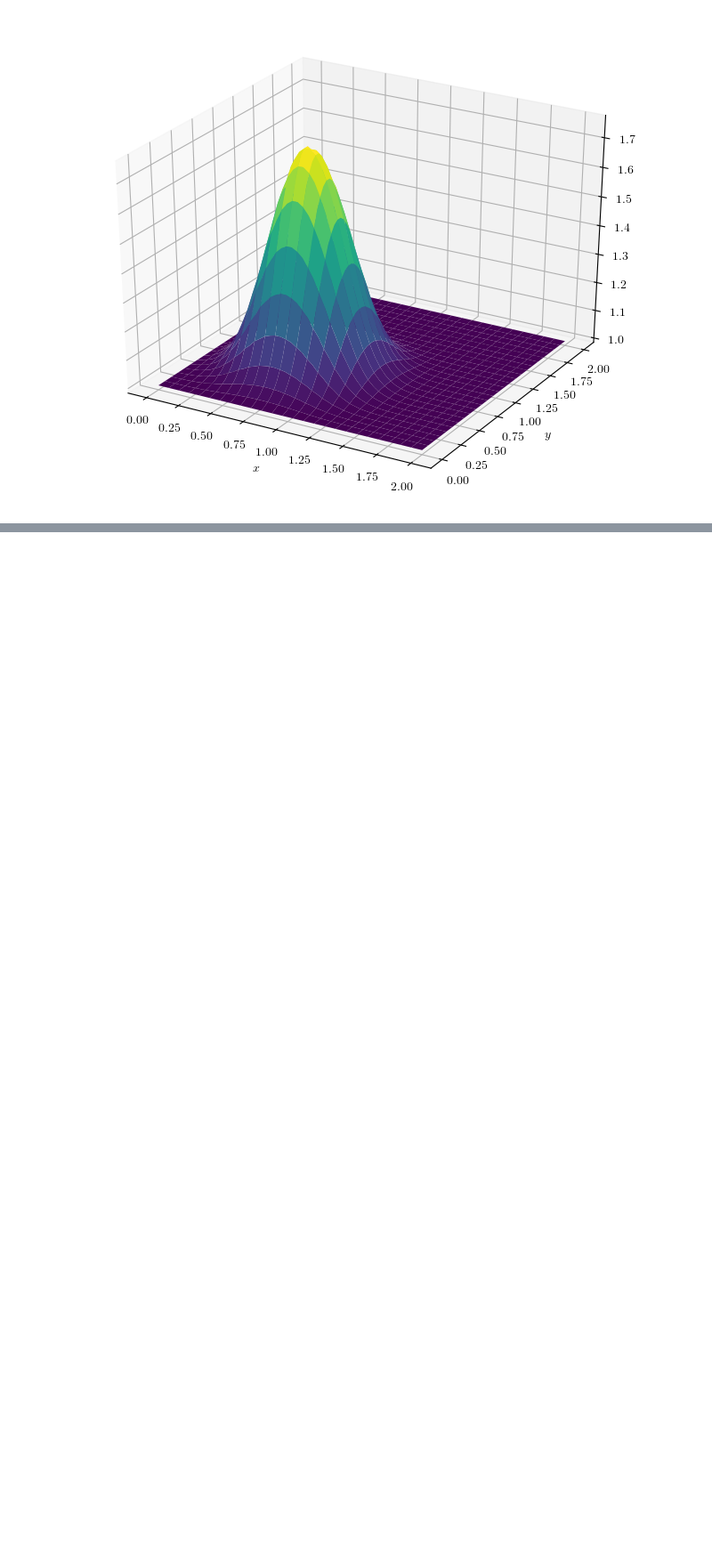
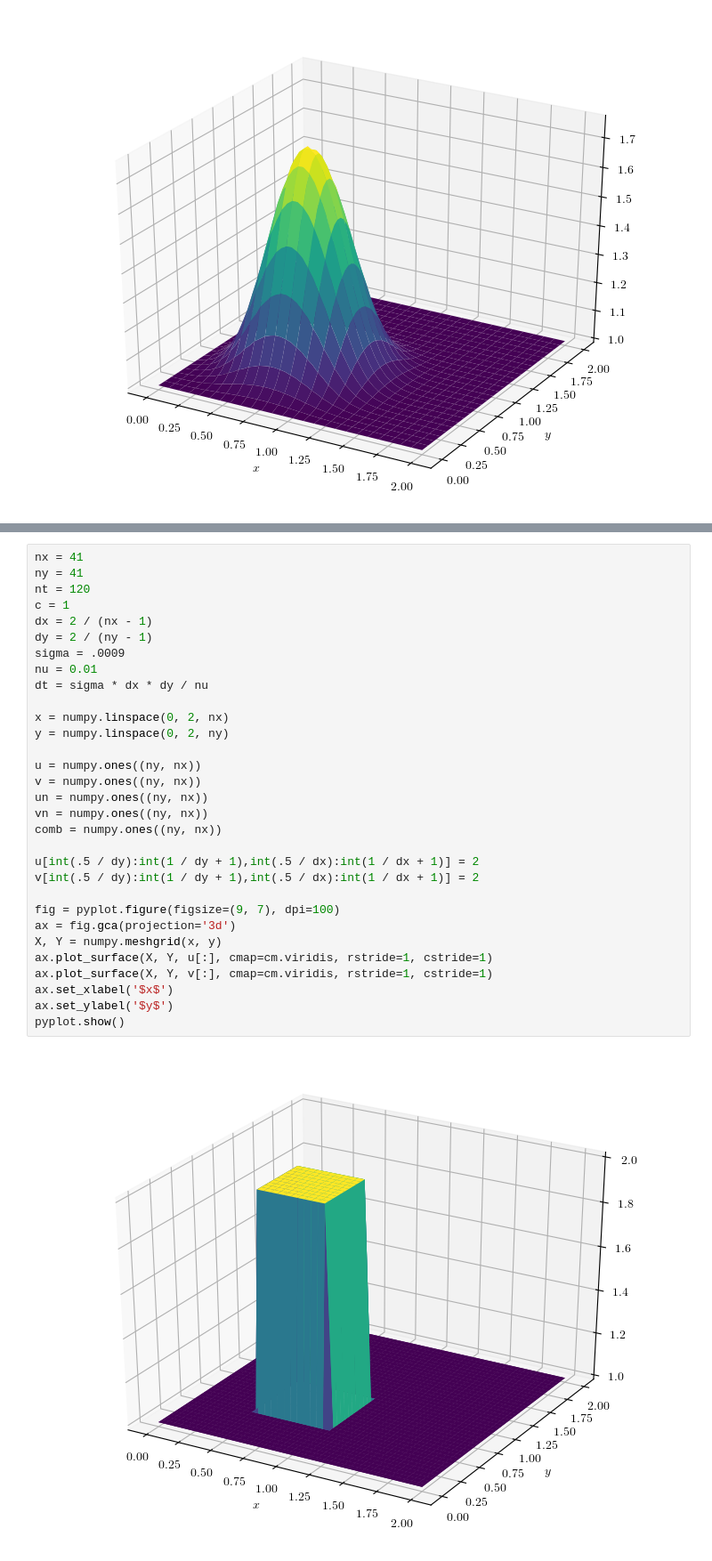
Before and after one commit to GodotMisogi/CFDCodes, a Jupyter notebook: CFDPython.ipynb, the cells around one changed output, grey strips where cells are left out. Shown at 89% size. Drawn from its saved outputs; the diff is of its cells as text; blank space fills up the shorter version.

```diff
--- a/CFDPython.ipynb
+++ b/CFDPython.ipynb
@@ -853,0 +876,33 @@ pyplot.show()
+# %%
+nx = 41
+ny = 41
+nt = 120
+c = 1
+dx = 2 / (nx - 1)
+dy = 2 / (ny - 1)
+sigma = .0009
+nu = 0.01
+dt = sigma * dx * dy / nu
+
+x = numpy.linspace(0, 2, nx)
+y = numpy.linspace(0, 2, ny)
+
+u = numpy.ones((ny, nx))
+v = numpy.ones((ny, nx))
+un = numpy.ones((ny, nx))
+vn = numpy.ones((ny, nx))
+comb = numpy.ones((ny, nx))
+
+u[int(.5 / dy):int(1 / dy + 1),int(.5 / dx):int(1 / dx + 1)] = 2
+v[int(.5 / dy):int(1 / dy + 1),int(.5 / dx):int(1 / dx + 1)] = 2
+
+fig = pyplot.figure(figsize=(9, 7), dpi=100)
+ax = fig.gca(projection='3d')
+X, Y = numpy.meshgrid(x, y)
+ax.plot_surface(X, Y, u[:], cmap=cm.viridis, rstride=1, cstride=1)
+ax.plot_surface(X, Y, v[:], cmap=cm.viridis, rstride=1, cstride=1)
+ax.set_xlabel('$x$')
+ax.set_ylabel('$y$')
+pyplot.show()
+# %% [output]
+[figure, added]
```
Also changed, not shown: parts of 11 cells of this notebook.
